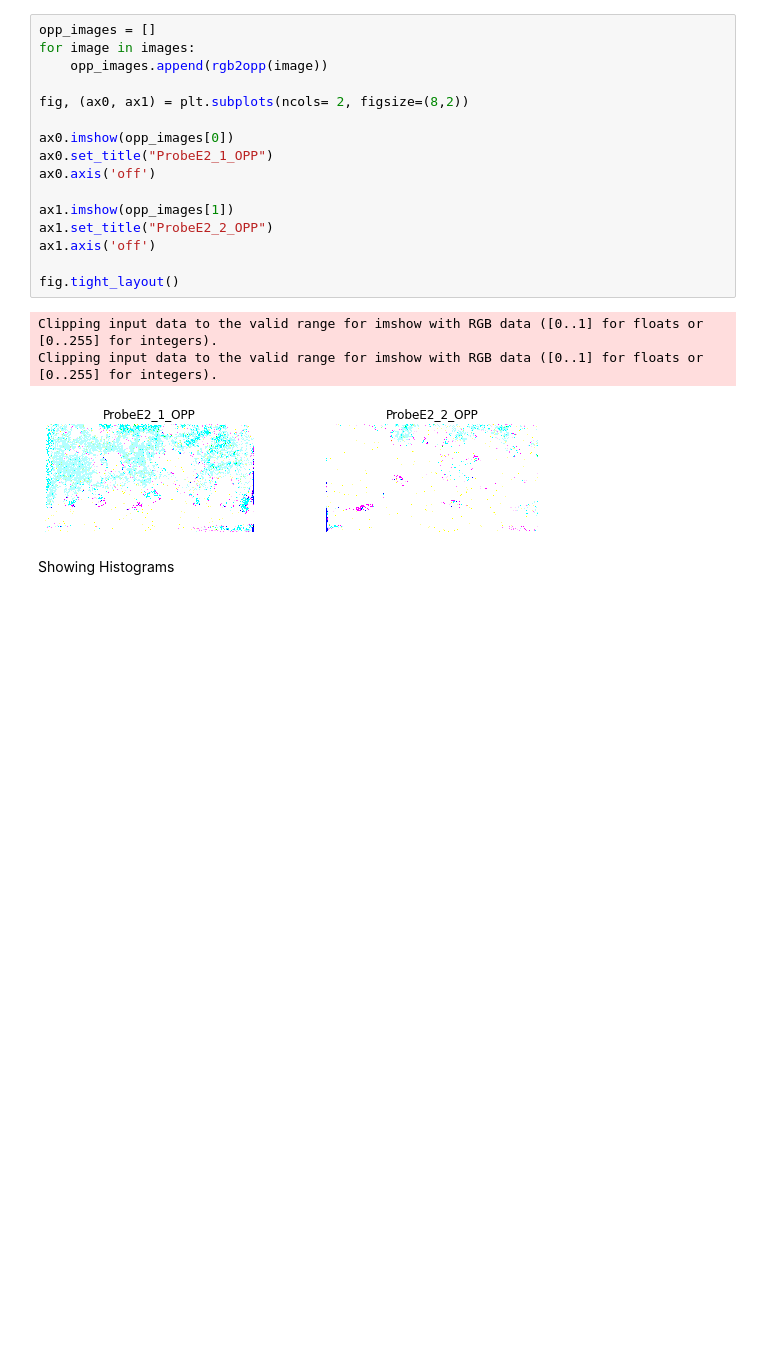
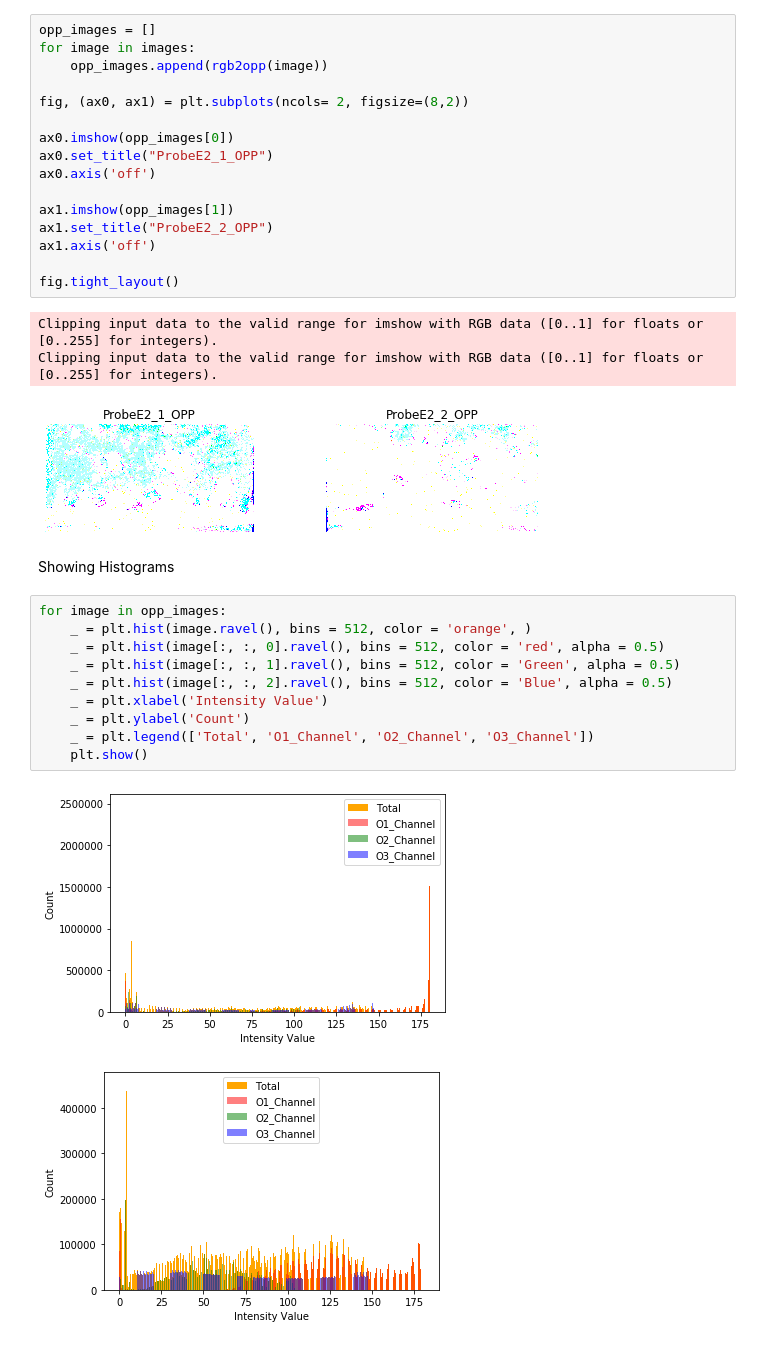
Before and after one commit to jingyophuong/versagenanalyse, a Jupyter notebook: Code/colorfeatures.ipynb, the cells around one changed output. Cells and saved outputs as stored; diff of their text form; blank space fills up the shorter version.

Commit message:
calculating of color features

```diff
--- a/Code/colorfeatures.ipynb
+++ b/Code/colorfeatures.ipynb
@@ -149,3 +149,16 @@ Clipping input data to the valid range for imshow with RGB data ([0..1] for floa
 [figure]
 # %% [markdown]
 Showing Histograms
+# %%
+for image in opp_images:
+    _ = plt.hist(image.ravel(), bins = 512, color = 'orange', )
+    _ = plt.hist(image[:, :, 0].ravel(), bins = 512, color = 'red', alpha = 0.5)
+    _ = plt.hist(image[:, :, 1].ravel(), bins = 512, color = 'Green', alpha = 0.5)
+    _ = plt.hist(image[:, :, 2].ravel(), bins = 512, color = 'Blue', alpha = 0.5)
+    _ = plt.xlabel('Intensity Value')
+    _ = plt.ylabel('Count')
+    _ = plt.legend(['Total', 'O1_Channel', 'O2_Channel', 'O3_Channel'])
+    plt.show()
+# %% [output]
+[figure, added]
+[figure, added]
```
